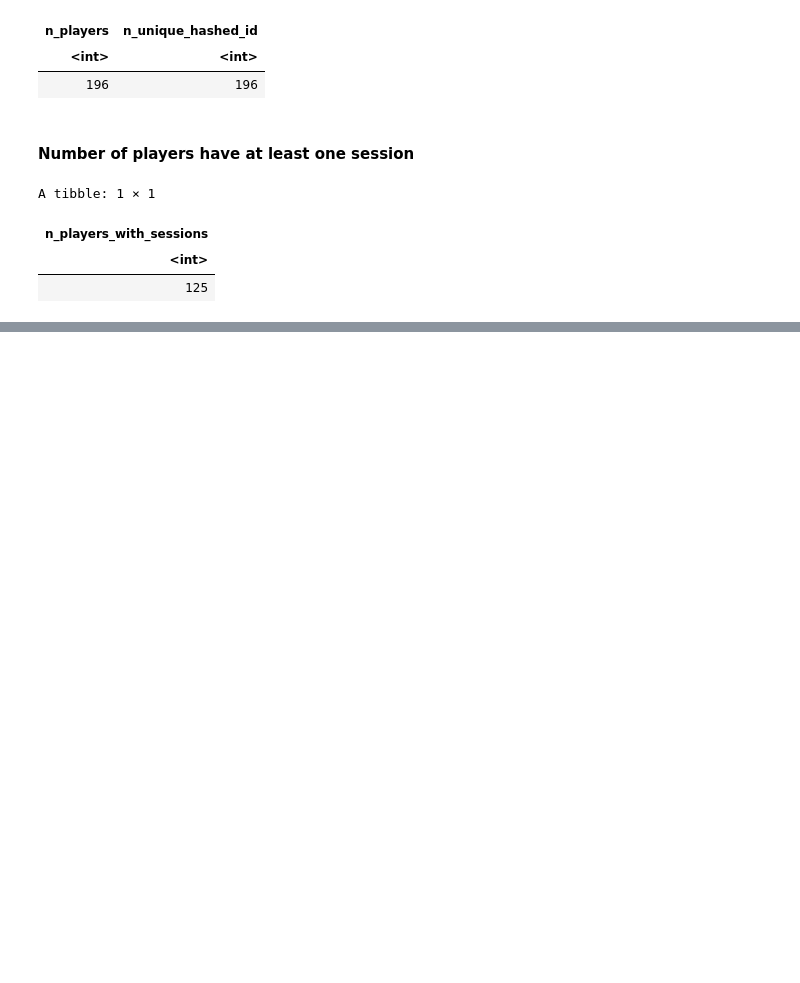
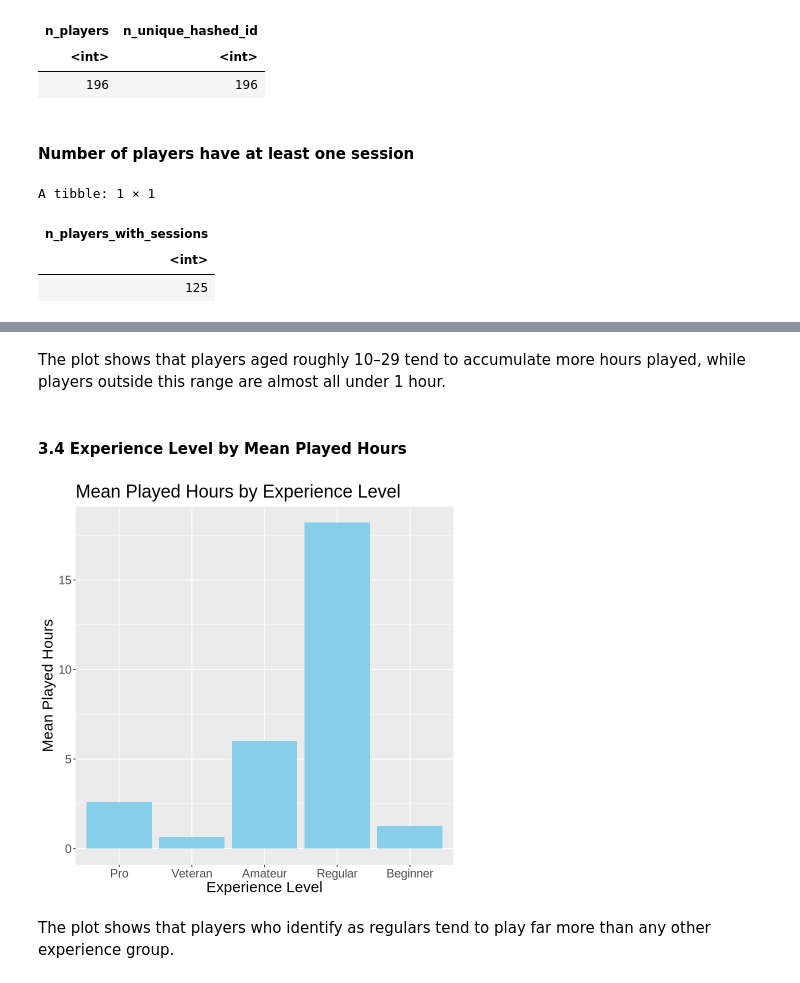
Before and after one commit to gavinceee/DSCI_Proj, a Jupyter notebook: proj_ind.ipynb, the cells around one changed output, grey strips where cells are left out. Cells and saved outputs as stored; diff of their text form; code cells hidden in the pictures; blank space fills up the shorter version.

```diff
--- a/proj_ind.ipynb
+++ b/proj_ind.ipynb
@@ -329,0 +434,19 @@ Can a player’s experience level, age, gender, and total hours played predict w
+# %% [markdown]
+The plot shows that players aged roughly 10–29 tend to accumulate more hours played, while players outside this range are almost all under 1 hour.
+# %% [markdown]
+#### 3.4 Experience Level by Mean Played Hours
+# %%
+players_tidy |>
+  group_by(experience) |>
+  summarise(mean_played = mean(played_hours, na.rm = TRUE)) |>
+  ggplot(aes(x = experience, y = mean_played)) +
+  geom_col(fill = "skyblue") +
+  labs(
+    title = "Mean Played Hours by Experience Level",
+    x = "Experience Level",
+    y = "Mean Played Hours"
+  )
+# %% [output]
+[figure, added]
+# %% [markdown]
+The plot shows that players who identify as regulars tend to play far more than any other experience group.
```
Also changed, not shown: parts of 15 cells of this notebook.
